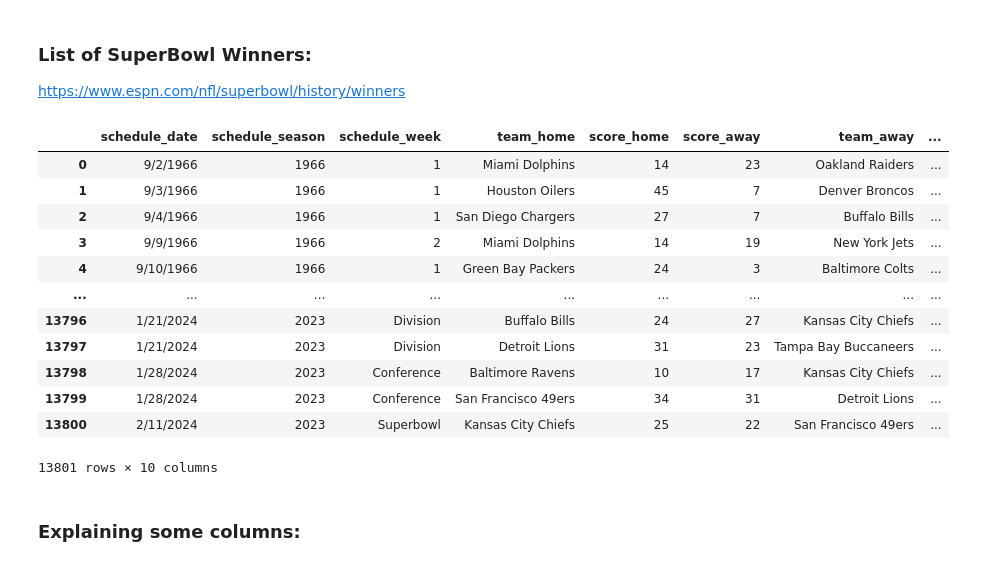
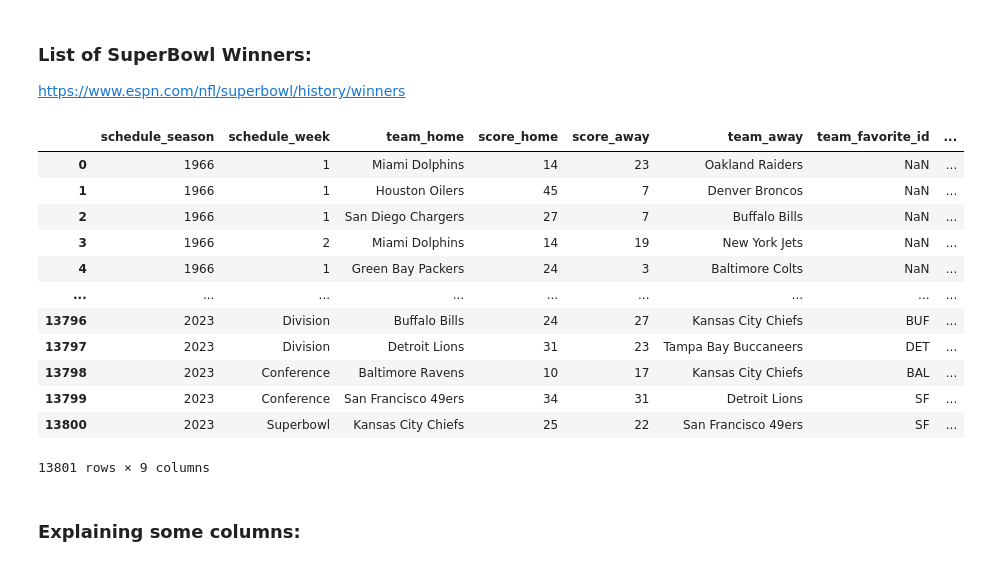
Before and after one commit to abajwah/abajwah.github.io, a Jupyter notebook: final.ipynb, the cells around one changed output. Drawn from its saved outputs; the diff is of its cells as text; code cells hidden in the pictures.

```diff
--- a/final.ipynb
+++ b/final.ipynb
@@ -101,24 +101,24 @@ https://www.espn.com/nfl/superbowl/history/winners
 # %%
 # remove columns that we will not be using
 # (ev) do we want to do weather analysis?
 # (ev) i don't think it will be as informative as analyzing betting patterns - but, if we wanted to
 # see what kind of weather the superbowl winners play best in, ig we can use it
-scores_data = scores_data.drop(['schedule_playoff', 'stadium_neutral', 'stadium', 'weather_temperature', 'weather_wind_mph', 'weather_humidity', 'weather_detail'], axis=1)
+scores_data = scores_data.drop(['schedule_date', 'schedule_playoff', 'stadium_neutral', 'stadium', 'weather_temperature', 'weather_wind_mph', 'weather_humidity', 'weather_detail'], axis=1)
 scores_data
 # %% [output]
-|  | schedule_date | schedule_season | schedule_week | team_home | score_home | score_away | team_away | ... |
-| 0 | 9/2/1966 | 1966 | 1 | Miami Dolphins | 14 | 23 | Oakland Raiders | ... |
-| 1 | 9/3/1966 | 1966 | 1 | Houston Oilers | 45 | 7 | Denver Broncos | ... |
-| 2 | 9/4/1966 | 1966 | 1 | San Diego Chargers | 27 | 7 | Buffalo Bills | ... |
-| 3 | 9/9/1966 | 1966 | 2 | Miami Dolphins | 14 | 19 | New York Jets | ... |
-| 4 | 9/10/1966 | 1966 | 1 | Green Bay Packers | 24 | 3 | Baltimore Colts | ... |
+|  | schedule_season | schedule_week | team_home | score_home | score_away | team_away | team_favorite_id | ... |
+| 0 | 1966 | 1 | Miami Dolphins | 14 | 23 | Oakland Raiders | NaN | ... |
+| 1 | 1966 | 1 | Houston Oilers | 45 | 7 | Denver Broncos | NaN | ... |
+| 2 | 1966 | 1 | San Diego Chargers | 27 | 7 | Buffalo Bills | NaN | ... |
+| 3 | 1966 | 2 | Miami Dolphins | 14 | 19 | New York Jets | NaN | ... |
+| 4 | 1966 | 1 | Green Bay Packers | 24 | 3 | Baltimore Colts | NaN | ... |
 | ... | ... | ... | ... | ... | ... | ... | ... | ... |
-| 13796 | 1/21/2024 | 2023 | Division | Buffalo Bills | 24 | 27 | Kansas City Chiefs | ... |
-| 13797 | 1/21/2024 | 2023 | Division | Detroit Lions | 31 | 23 | Tampa Bay Buccaneers | ... |
-| 13798 | 1/28/2024 | 2023 | Conference | Baltimore Ravens | 10 | 17 | Kansas City Chiefs | ... |
-| 13799 | 1/28/2024 | 2023 | Conference | San Francisco 49ers | 34 | 31 | Detroit Lions | ... |
-| 13800 | 2/11/2024 | 2023 | Superbowl | Kansas City Chiefs | 25 | 22 | San Francisco 49ers | ... |
+| 13796 | 2023 | Division | Buffalo Bills | 24 | 27 | Kansas City Chiefs | BUF | ... |
+| 13797 | 2023 | Division | Detroit Lions | 31 | 23 | Tampa Bay Buccaneers | DET | ... |
+| 13798 | 2023 | Conference | Baltimore Ravens | 10 | 17 | Kansas City Chiefs | BAL | ... |
+| 13799 | 2023 | Conference | San Francisco 49ers | 34 | 31 | Detroit Lions | SF | ... |
+| 13800 | 2023 | Superbowl | Kansas City Chiefs | 25 | 22 | San Francisco 49ers | SF | ... |
-13801 rows × 10 columns
+13801 rows × 9 columns
 # %% [markdown]
 ### Explaining some columns:
 # %% [markdown]
```
Also changed, not shown: parts of 4 cells of this notebook.
